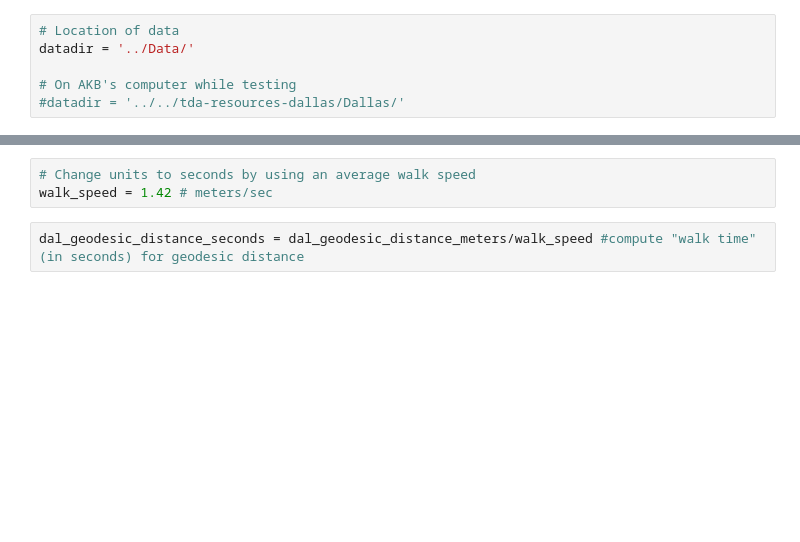
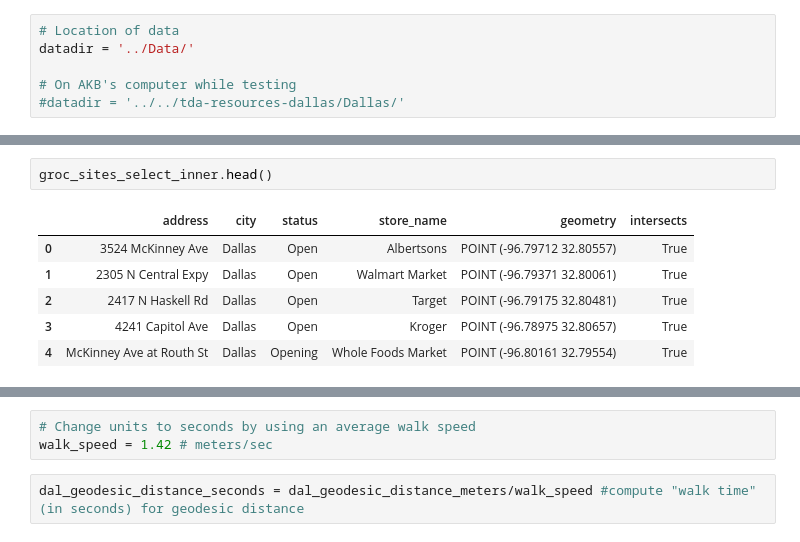
Before and after one commit to andreakbarreiro/MinGenResources-DFW, a Jupyter notebook: Distance Matrix Construction/d_matrix_geodesic_Dallas.ipynb, the cells around one changed output, grey strips where cells are left out. Drawn from its saved outputs; the diff is of its cells as text; blank space fills up the shorter version.

```diff
--- a/Distance Matrix Construction/d_matrix_geodesic_Dallas.ipynb
+++ b/Distance Matrix Construction/d_matrix_geodesic_Dallas.ipynb
@@ -56,2 +126,11 @@ groc_neighbours = np.ones((nSites,nSites))
+# %%
+groc_sites_select_inner.head()
+# %% [output]
+|  | address | city | status | store_name | geometry | intersects |
+| 0 | 3524 McKinney Ave | Dallas | Open | Albertsons | POINT (-96.79712 32.80557) | True |
+| 1 | 2305 N Central Expy | Dallas | Open | Walmart Market | POINT (-96.79371 32.80061) | True |
+| 2 | 2417 N Haskell Rd | Dallas | Open | Target | POINT (-96.79175 32.80481) | True |
+| 3 | 4241 Capitol Ave | Dallas | Open | Kroger | POINT (-96.78975 32.80657) | True |
+| 4 | McKinney Ave at Routh St | Dallas | Opening | Whole Foods Market | POINT (-96.80161 32.79554) | True |
 # %%
 # Geodesic distance
```
Also changed, not shown: parts of 9 cells of this notebook, 5 other files.
